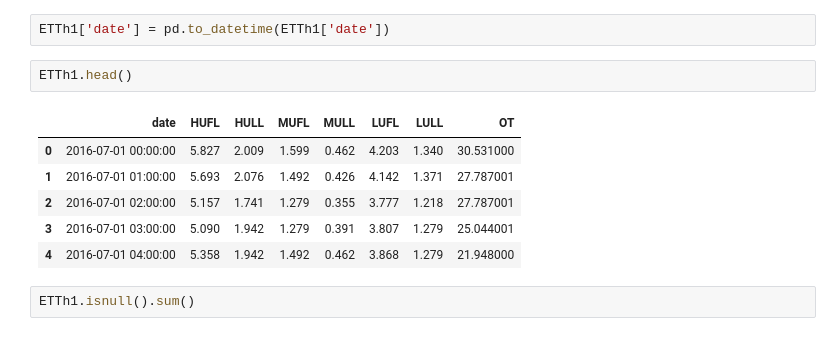
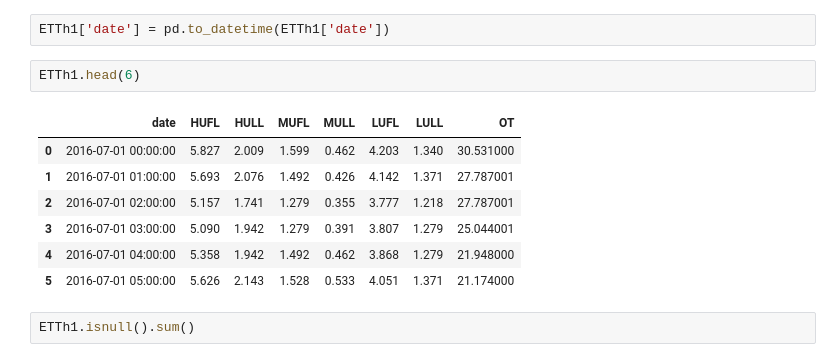
Before and after one commit to Dass-19/LTSF, a Jupyter notebook: LTSF.ipynb, the cells around one changed output. Cells and saved outputs as stored; diff of their text form.

```diff
--- a/LTSF.ipynb
+++ b/LTSF.ipynb
@@ -41,14 +41,15 @@ memory usage: 1.1+ MB
 # %%
 ETTh1['date'] = pd.to_datetime(ETTh1['date'])
 # %%
-ETTh1.head()
+ETTh1.head(6)
 # %% [output]
 |  | date | HUFL | HULL | MUFL | MULL | LUFL | LULL | OT |
 | 0 | 2016-07-01 00:00:00 | 5.827 | 2.009 | 1.599 | 0.462 | 4.203 | 1.340 | 30.531000 |
 | 1 | 2016-07-01 01:00:00 | 5.693 | 2.076 | 1.492 | 0.426 | 4.142 | 1.371 | 27.787001 |
 | 2 | 2016-07-01 02:00:00 | 5.157 | 1.741 | 1.279 | 0.355 | 3.777 | 1.218 | 27.787001 |
 | 3 | 2016-07-01 03:00:00 | 5.090 | 1.942 | 1.279 | 0.391 | 3.807 | 1.279 | 25.044001 |
 | 4 | 2016-07-01 04:00:00 | 5.358 | 1.942 | 1.492 | 0.462 | 3.868 | 1.279 | 21.948000 |
+| 5 | 2016-07-01 05:00:00 | 5.626 | 2.143 | 1.528 | 0.533 | 4.051 | 1.371 | 21.174000 |
 # %%
 ETTh1.isnull().sum()
 # %% [output]
```
Also changed, not shown: parts of 6 cells of this notebook.
